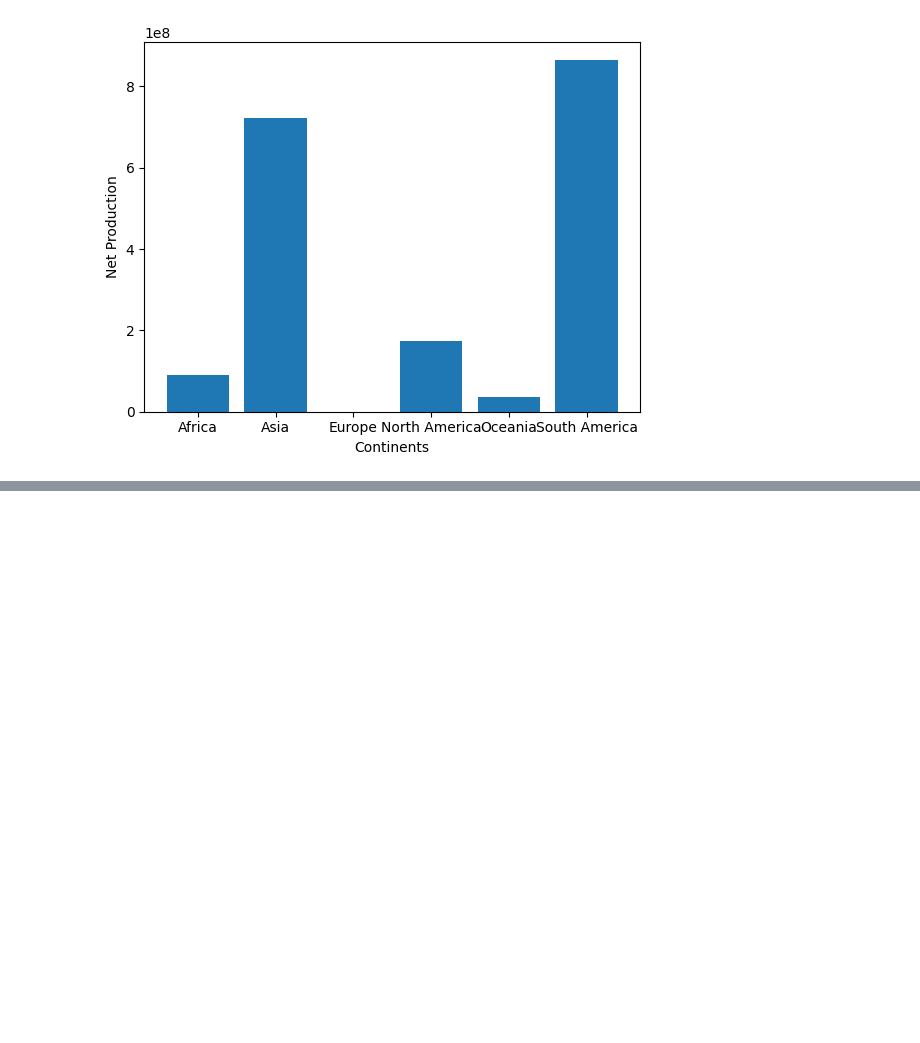
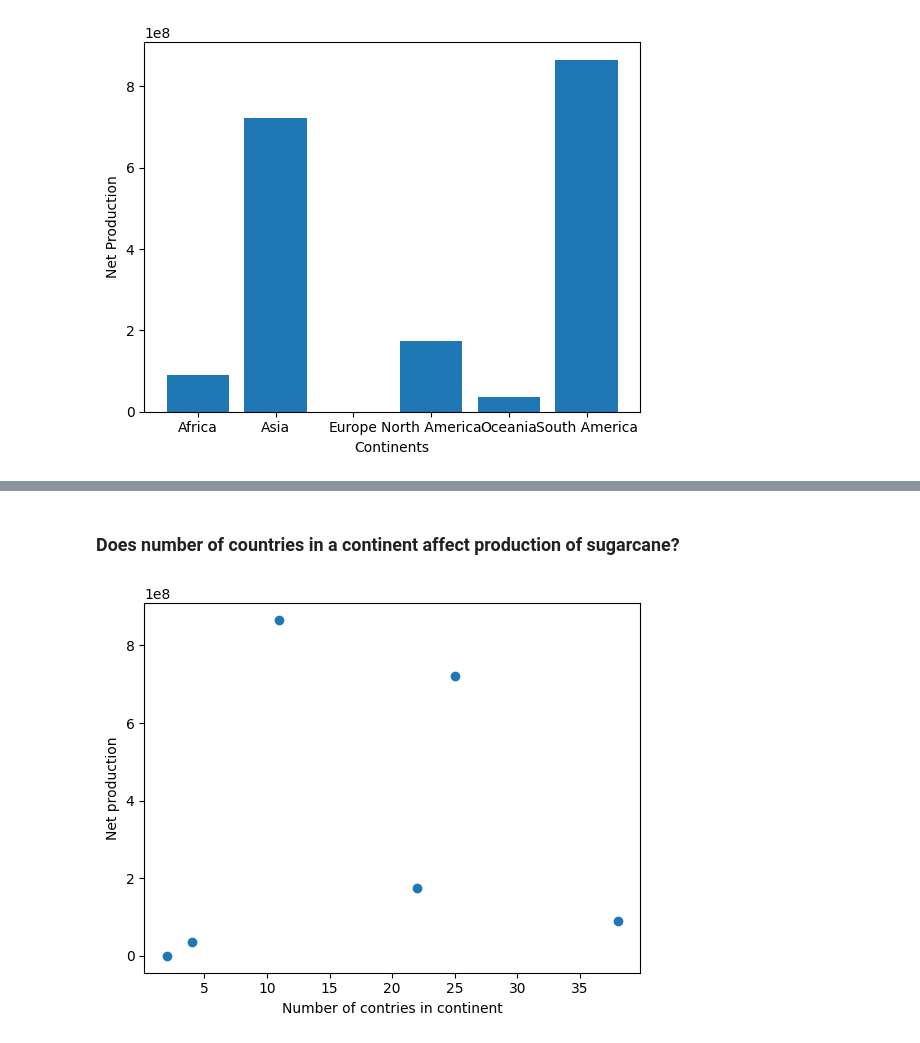
Before and after one commit to rishikeshpaulcode/sugarcane_eda, a Jupyter notebook: sugarcane-eda.ipynb, the cells around one changed output, grey strips where cells are left out. Cells and saved outputs as stored; diff of their text form; code cells hidden in the pictures; blank space fills up the shorter version.

```diff
--- a/sugarcane-eda.ipynb
+++ b/sugarcane-eda.ipynb
@@ -409,0 +421,9 @@ plt.show()
+# %% [markdown]
+### **Does number of countries in a continent affect production of sugarcane?**
+# %%
+plt.scatter(x=df_continent['Num_countries'], y=df_continent['Production(Tons)'])
+plt.xlabel('Number of contries in continent')
+plt.ylabel('Net production')
+plt.show()
+# %% [output]
+[figure, added]
```
Also changed, not shown: parts of 9 cells of this notebook.
